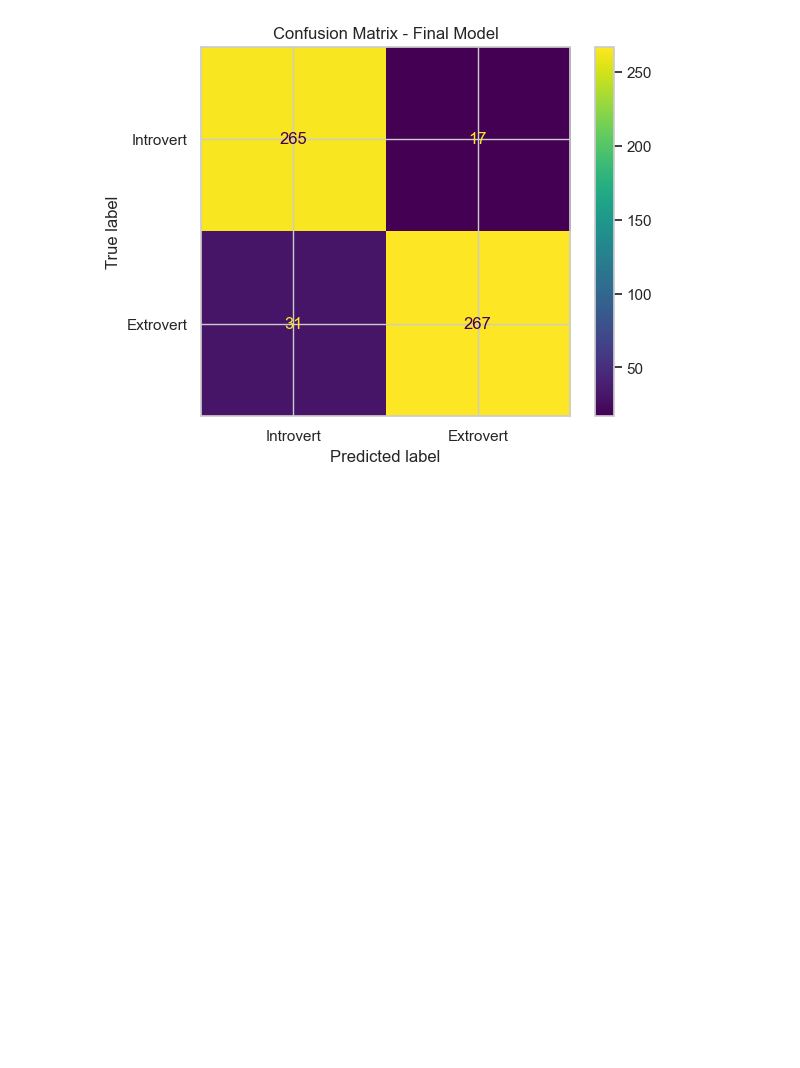
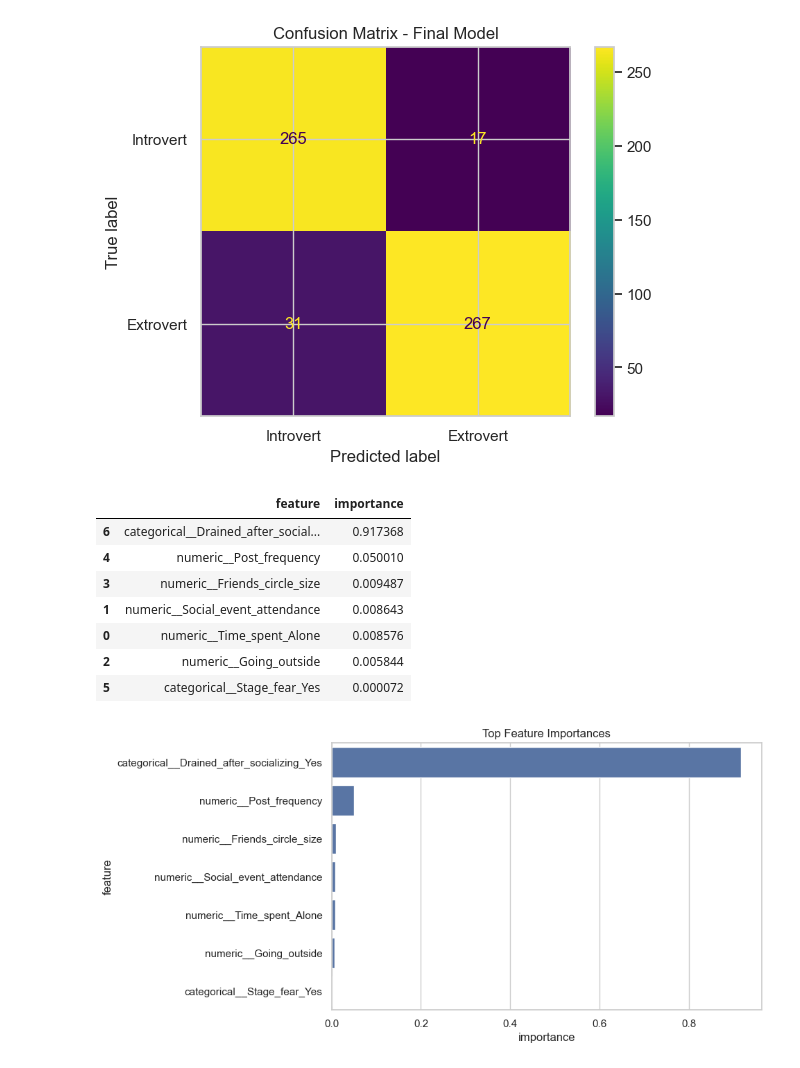
Before and after one commit to Pudamya/personality-prediction-api, a Jupyter notebook: personality_model_training.ipynb, the cells around one changed output. Drawn from its saved outputs; the diff is of its cells as text; code cells hidden in the pictures; blank space fills up the shorter version.

Commit message:
Feature Importance

```diff
--- a/personality_model_training.ipynb
+++ b/personality_model_training.ipynb
@@ -240,3 +240,25 @@ plt.title("Confusion Matrix - Final Model")
 plt.show()
 # %% [output]
 [figure]
+# %%
+# Extract transformed feature names and feature importances
+feature_names = final_model.named_steps["preprocess"].get_feature_names_out()
+importances = final_model.named_steps["model"].feature_importances_
+importance_df = pd.DataFrame({"feature": feature_names, "importance": importances})
+importance_df = importance_df.sort_values("importance", ascending=False)
+display(importance_df)
+
+plt.figure(figsize=(8,5))
+sns.barplot(data=importance_df.head(10), x="importance", y="feature")
+plt.title("Top Feature Importances")
+plt.show()
+# %% [output]
+|  | feature | importance |
+| 6 | categorical__Drained_after_social... | 0.917368 |
+| 4 | numeric__Post_frequency | 0.050010 |
+| 3 | numeric__Friends_circle_size | 0.009487 |
+| 1 | numeric__Social_event_attendance | 0.008643 |
+| 0 | numeric__Time_spent_Alone | 0.008576 |
+| 2 | numeric__Going_outside | 0.005844 |
+| 5 | categorical__Stage_fear_Yes | 0.000072 |
+[figure, added]
```
